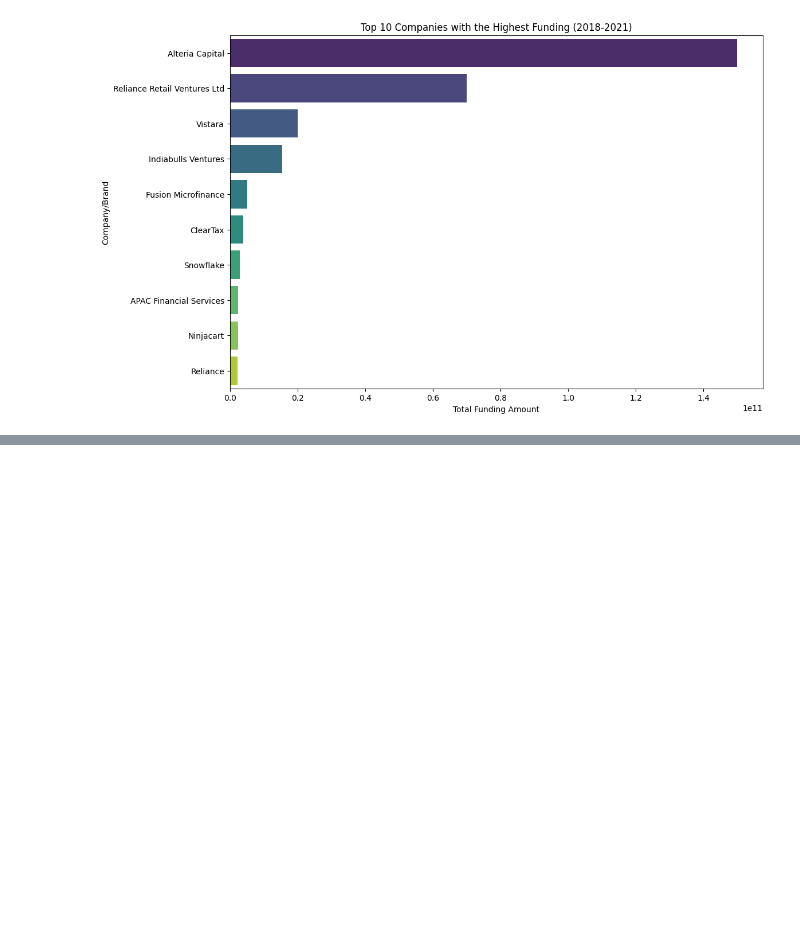
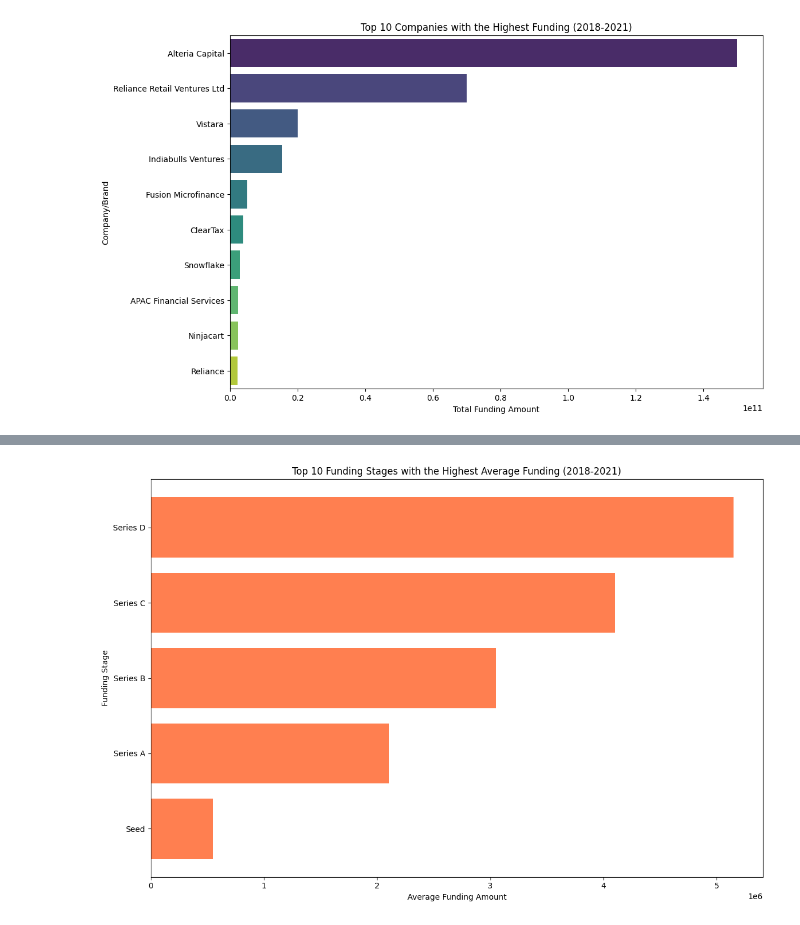
Before and after one commit to Wisdom-EdemD-rah/Indian-Startup-Ecosystem-Project, a Jupyter notebook: Notebooks/ISEP.ipynb, the cells around one changed output, grey strips where cells are left out. Drawn from its saved outputs; the diff is of its cells as text; code cells hidden in the pictures; blank space fills up the shorter version.

```diff
--- a/Notebooks/ISEP.ipynb
+++ b/Notebooks/ISEP.ipynb
@@ -3043,0 +3082,31 @@ DataFrame saved to cleaned_merged_data.xlsx
+# %%
+data_with_stages = {
+    'Stage': ['Seed', 'Series A', 'Series B', 'Series C', 'Series D', 'Seed', 'Series A', 'Series B', 'Series C', 'Series D'],
+    'Funding Amount': [500000, 2000000, 3000000, 4000000, 5000000, 600000, 2200000, 3100000, 4200000, 5300000],
+    'Year': [2018, 2019, 2020, 2021, 2018, 2019, 2020, 2021, 2018, 2019]
+}
+
+df_stages = pd.DataFrame(data_with_stages)
+
+# Group by funding stage and calculate the average funding amounts
+stage_avg_funding = df_stages.groupby('Stage')['Funding Amount'].mean().reset_index()
+
+# Sort the stages by average funding amounts in descending order
+stage_avg_funding_sorted = stage_avg_funding.sort_values(by='Funding Amount', ascending=False)
+
+# Select the top 10 stages
+top_10_stages = stage_avg_funding_sorted.head(10)
+
+
+plt.figure(figsize=(12, 8))
+plt.barh(top_10_stages['Stage'], top_10_stages['Funding Amount'], color='coral')
+plt.xlabel('Average Funding Amount')
+plt.ylabel('Funding Stage')
+plt.title('Top 10 Funding Stages with the Highest Average Funding (2018-2021)')
+plt.gca().invert_yaxis()  # Invert y-axis to have the highest at the top
+plt.tight_layout()
+
+# Display the plot
+plt.show()
+# %% [output]
+[figure, added]
```
Also changed, not shown: parts of 17 cells of this notebook, 1 other file.
